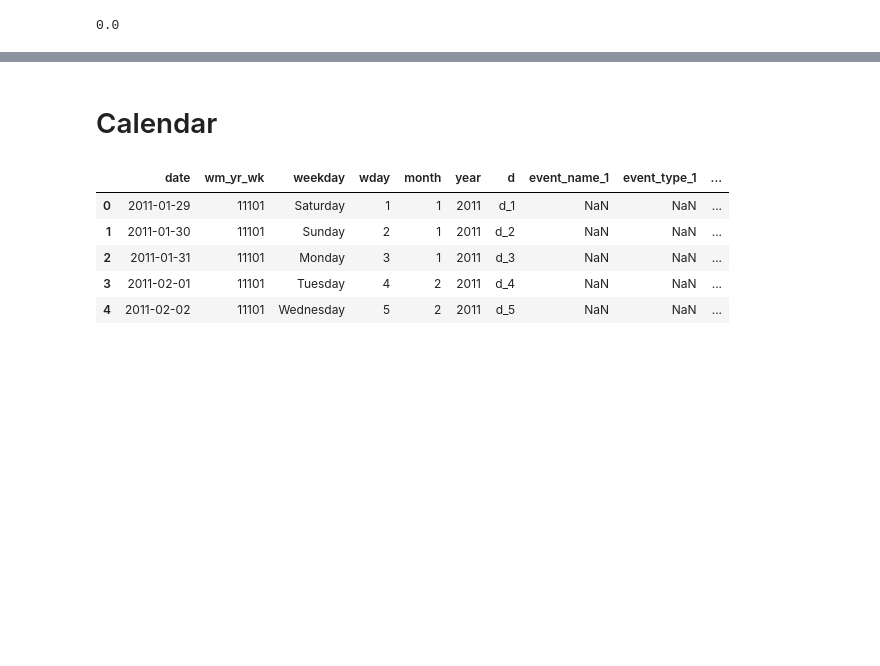
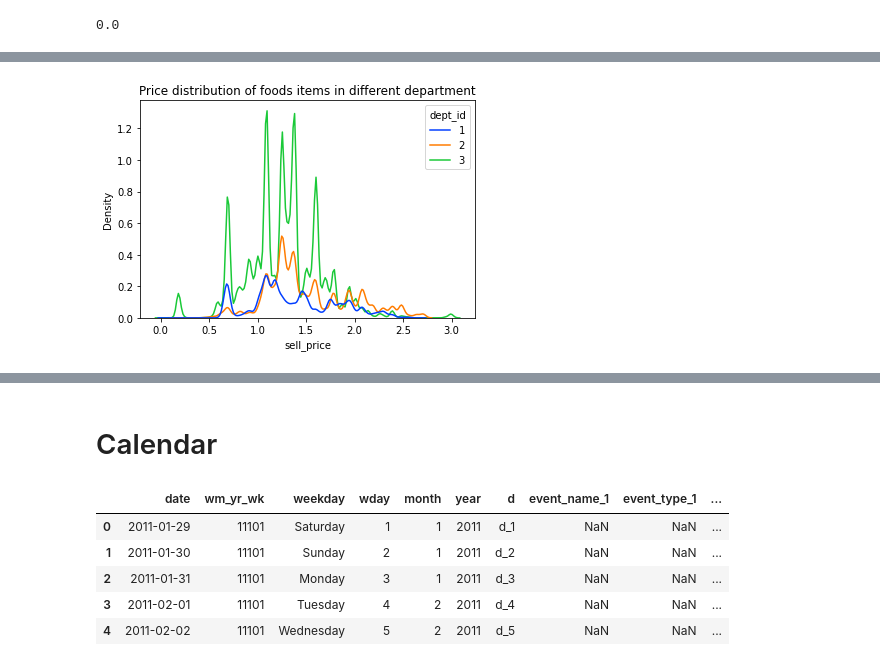
Before and after one commit to aaronmonash24/FYP, a Jupyter notebook: Data Analysis/DataExploration.ipynb, the cells around one changed output, grey strips where cells are left out. Saved outputs shown, nothing was run; the diff lists cells and outputs as text; code cells hidden in the pictures; blank space fills up the shorter version.

```diff
--- a/Data Analysis/DataExploration.ipynb
+++ b/Data Analysis/DataExploration.ipynb
@@ -410,0 +421,3 @@ plt.show()
+# %%
+Foods_df['dept_id'] = Foods_df['item_id'].str[-5]
+Foods_df['state_id'] = Foods_df['store_id'].str[0:2]
@@ -410,0 +435,8 @@ plt.show()
+# %%
+sns.kdeplot(data=Foods_df, x='sell_price', hue='dept_id', palette='bright')
+plt.xlabel('sell_price')
+plt.ylabel('Density')
+plt.title('Price distribution of foods items in different department')
+plt.show()
+# %% [output]
+[figure, added]
```
Also changed, not shown: parts of 41 cells of this notebook.
